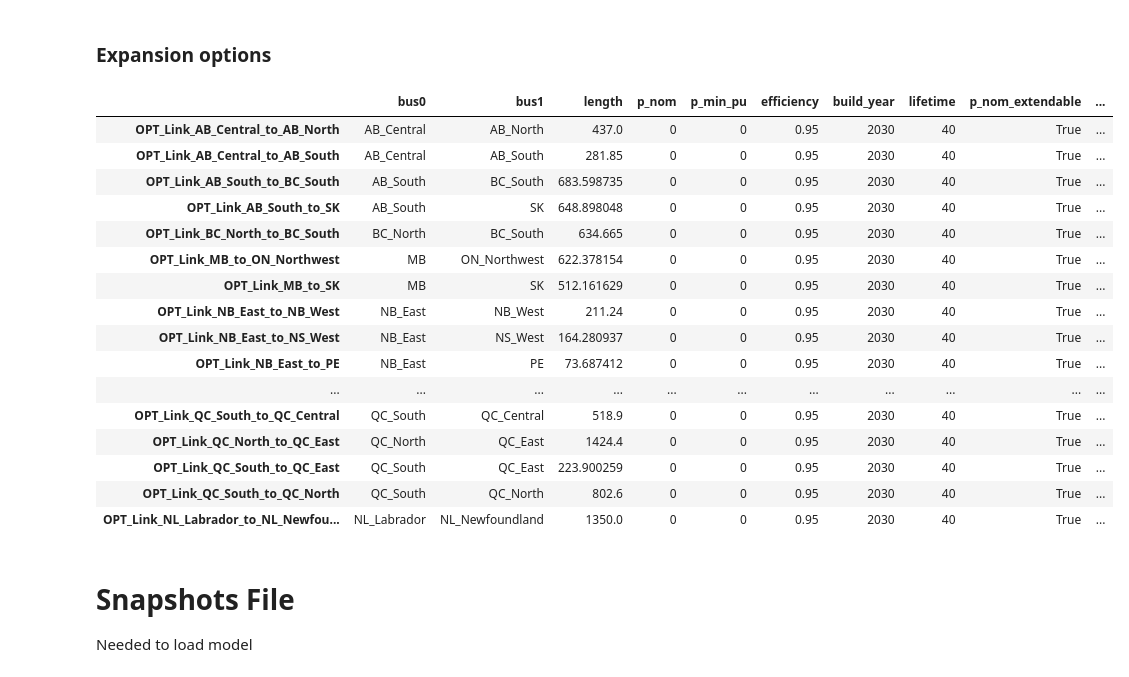
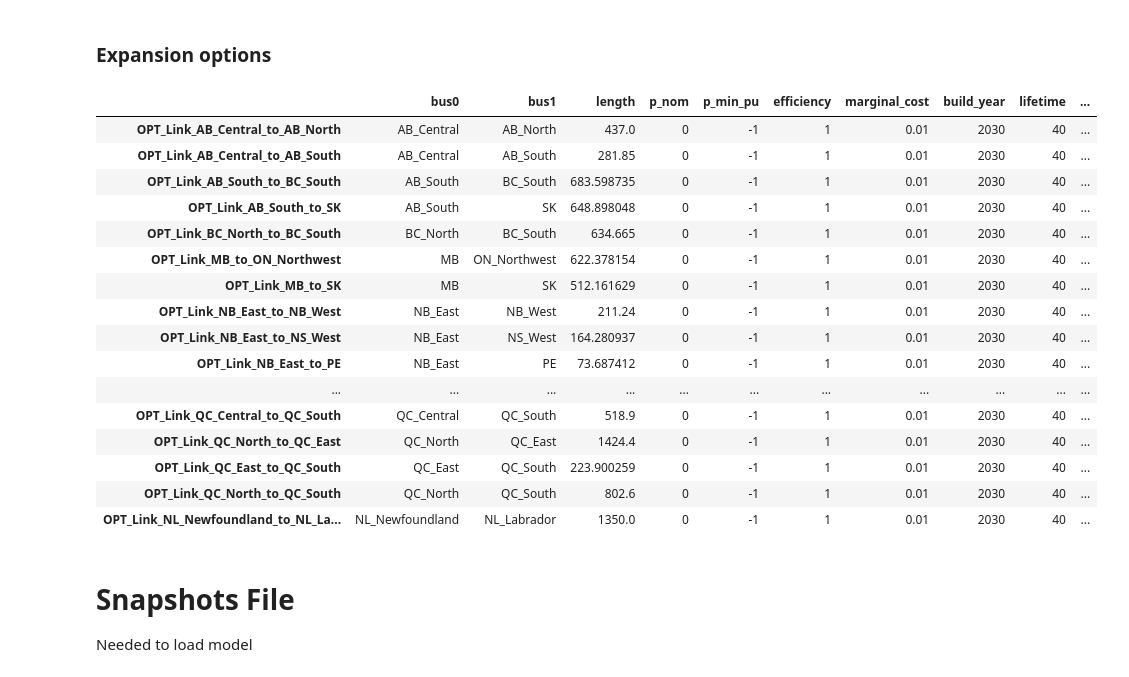
Before and after one commit to NRCan/pypsa-canada-national, a Jupyter notebook: 4 - Create Model.ipynb, the cells around one changed output. Saved outputs shown, nothing was run; the diff lists cells and outputs as text; code cells hidden in the pictures.

Commit message:
[fix]: Add bidirectionnal or not option for link in Canada-National documentation

```diff
--- a/4 - Create Model.ipynb
+++ b/4 - Create Model.ipynb
@@ -383,41 +399,42 @@ interface_data.head()
 # %%
 tx_price = 85.11 # $CAD/km/MW, annualized
 optional_links = {}
 for name, data in interface_data.iterrows():
     optional_links[f'OPT_Link_{data.bus0}_to_{data.bus1}'] = {
         'bus0':data.bus0,
         'bus1':data.bus1,
         'length':data.length,
         'p_nom':0,
-        'p_min_pu':0,
-        'efficiency':0.96,
+        'p_min_pu':-1 if bidirectionnal else 0,
+        'efficiency':data.efficiency,
+        'marginal_cost':data.marginal_cost,
         'build_year':BUILD_YEAR,
         'lifetime':40,
         'p_nom_extendable':True,
         'carrier':'DC',
         'committable':False
     }
-    optional_links[f'OPT_Link_{data.bus0}_to_{data.bus1}']['capital_cost'] = round(tx_price/2 * data.length, 2)
+    optional_links[f'OPT_Link_{data.bus0}_to_{data.bus1}']['capital_cost'] = round(tx_price * data.length, 2) if bidirectionnal else round(tx_price/2 * data.length, 2)
 optional_links = pd.DataFrame.from_dict(optional_links).T
 optional_links
 # %% [output]
-|  | bus0 | bus1 | length | p_nom | p_min_pu | efficiency | build_year | lifetime | p_nom_extendable | ... |
-| OPT_Link_AB_Central_to_AB_North | AB_Central | AB_North | 437.0 | 0 | 0 | 0.95 | 2030 | 40 | True | ... |
-| OPT_Link_AB_Central_to_AB_South | AB_Central | AB_South | 281.85 | 0 | 0 | 0.95 | 2030 | 40 | True | ... |
-| OPT_Link_AB_South_to_BC_South | AB_South | BC_South | 683.598735 | 0 | 0 | 0.95 | 2030 | 40 | True | ... |
-| OPT_Link_AB_South_to_SK | AB_South | SK | 648.898048 | 0 | 0 | 0.95 | 2030 | 40 | True | ... |
-| OPT_Link_BC_North_to_BC_South | BC_North | BC_South | 634.665 | 0 | 0 | 0.95 | 2030 | 40 | True | ... |
-| OPT_Link_MB_to_ON_Northwest | MB | ON_Northwest | 622.378154 | 0 | 0 | 0.95 | 2030 | 40 | True | ... |
-| OPT_Link_MB_to_SK | MB | SK | 512.161629 | 0 | 0 | 0.95 | 2030 | 40 | True | ... |
-| OPT_Link_NB_East_to_NB_West | NB_East | NB_West | 211.24 | 0 | 0 | 0.95 | 2030 | 40 | True | ... |
-| OPT_Link_NB_East_to_NS_West | NB_East | NS_West | 164.280937 | 0 | 0 | 0.95 | 2030 | 40 | True | ... |
-| OPT_Link_NB_East_to_PE | NB_East | PE | 73.687412 | 0 | 0 | 0.95 | 2030 | 40 | True | ... |
+|  | bus0 | bus1 | length | p_nom | p_min_pu | efficiency | marginal_cost | build_year | lifetime | ... |
+| OPT_Link_AB_Central_to_AB_North | AB_Central | AB_North | 437.0 | 0 | -1 | 1 | 0.01 | 2030 | 40 | ... |
+| OPT_Link_AB_Central_to_AB_South | AB_Central | AB_South | 281.85 | 0 | -1 | 1 | 0.01 | 2030 | 40 | ... |
+| OPT_Link_AB_South_to_BC_South | AB_South | BC_South | 683.598735 | 0 | -1 | 1 | 0.01 | 2030 | 40 | ... |
+| OPT_Link_AB_South_to_SK | AB_South | SK | 648.898048 | 0 | -1 | 1 | 0.01 | 2030 | 40 | ... |
+| OPT_Link_BC_North_to_BC_South | BC_North | BC_South | 634.665 | 0 | -1 | 1 | 0.01 | 2030 | 40 | ... |
+| OPT_Link_MB_to_ON_Northwest | MB | ON_Northwest | 622.378154 | 0 | -1 | 1 | 0.01 | 2030 | 40 | ... |
+| OPT_Link_MB_to_SK | MB | SK | 512.161629 | 0 | -1 | 1 | 0.01 | 2030 | 40 | ... |
+| OPT_Link_NB_East_to_NB_West | NB_East | NB_West | 211.24 | 0 | -1 | 1 | 0.01 | 2030 | 40 | ... |
+| OPT_Link_NB_East_to_NS_West | NB_East | NS_West | 164.280937 | 0 | -1 | 1 | 0.01 | 2030 | 40 | ... |
+| OPT_Link_NB_East_to_PE | NB_East | PE | 73.687412 | 0 | -1 | 1 | 0.01 | 2030 | 40 | ... |
 | ... | ... | ... | ... | ... | ... | ... | ... | ... | ... | ... |
-| OPT_Link_QC_South_to_QC_Central | QC_South | QC_Central | 518.9 | 0 | 0 | 0.95 | 2030 | 40 | True | ... |
-| OPT_Link_QC_North_to_QC_East | QC_North | QC_East | 1424.4 | 0 | 0 | 0.95 | 2030 | 40 | True | ... |
-| OPT_Link_QC_South_to_QC_East | QC_South | QC_East | 223.900259 | 0 | 0 | 0.95 | 2030 | 40 | True | ... |
-| OPT_Link_QC_South_to_QC_North | QC_South | QC_North | 802.6 | 0 | 0 | 0.95 | 2030 | 40 | True | ... |
-| OPT_Link_NL_Labrador_to_NL_Newfou... | NL_Labrador | NL_Newfoundland | 1350.0 | 0 | 0 | 0.95 | 2030 | 40 | True | ... |
+| OPT_Link_QC_Central_to_QC_South | QC_Central | QC_South | 518.9 | 0 | -1 | 1 | 0.01 | 2030 | 40 | ... |
+| OPT_Link_QC_North_to_QC_East | QC_North | QC_East | 1424.4 | 0 | -1 | 1 | 0.01 | 2030 | 40 | ... |
+| OPT_Link_QC_East_to_QC_South | QC_East | QC_South | 223.900259 | 0 | -1 | 1 | 0.01 | 2030 | 40 | ... |
+| OPT_Link_QC_North_to_QC_South | QC_North | QC_South | 802.6 | 0 | -1 | 1 | 0.01 | 2030 | 40 | ... |
+| OPT_Link_NL_Newfoundland_to_NL_La... | NL_Newfoundland | NL_Labrador | 1350.0 | 0 | -1 | 1 | 0.01 | 2030 | 40 | ... |
 # %%
 interface_data = pd.concat([
     interface_data,
```
Also changed, not shown: parts of 5 cells of this notebook.
